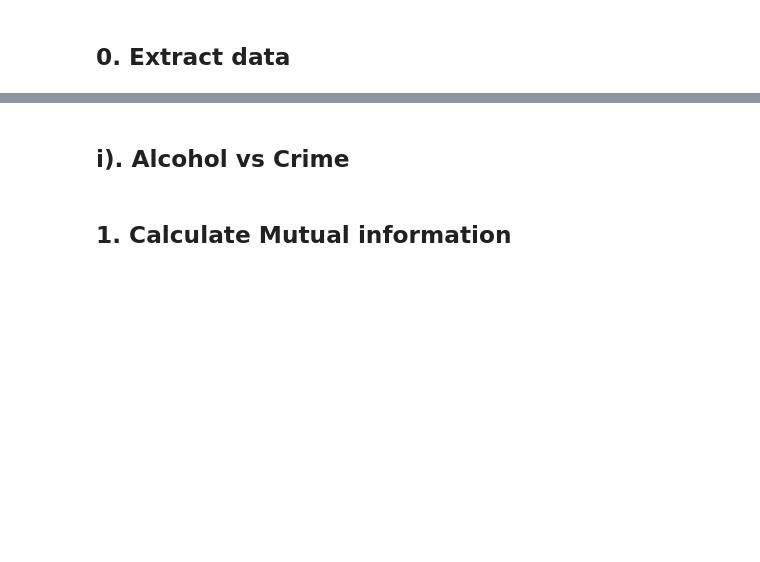
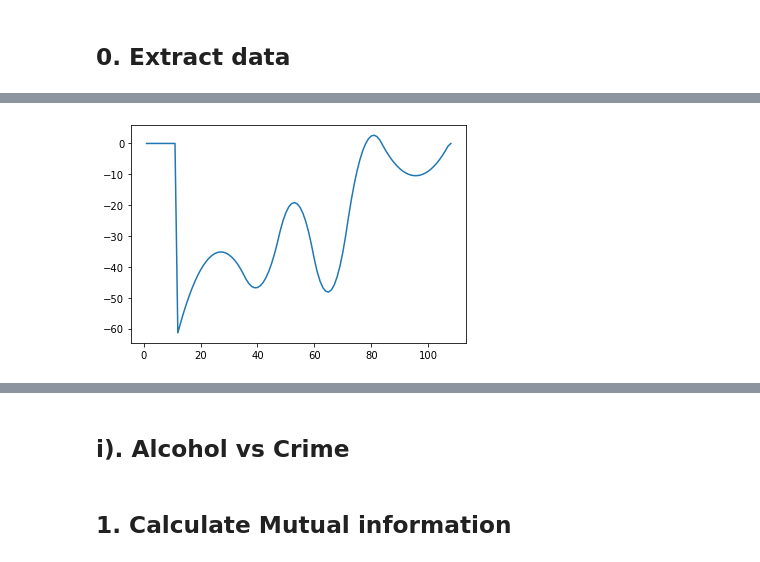
Before and after one commit to cenxi-si/DS-industry-project-group35, a Jupyter notebook: CCM_Alcohol.ipynb, the cells around one changed output, grey strips where cells are left out. Cells and saved outputs as stored; diff of their text form; code cells hidden in the pictures; blank space fills up the shorter version.

```diff
--- a/CCM_Alcohol.ipynb
+++ b/CCM_Alcohol.ipynb
@@ -400,3 +410,8 @@ plt.plot(np.arange(1,109),x1_alcohol)
+# %%
+plt.plot(np.arange(1,109),x5_shifted_alcohol)
+plt.savefig('./figures/shifted_alcohol.png')
+# %% [output]
+[figure, added]
 # %%
 corr = merged_data10.corr() #reference correlation
 corr
```
Also changed, not shown: parts of 15 cells of this notebook, 8 other files.
